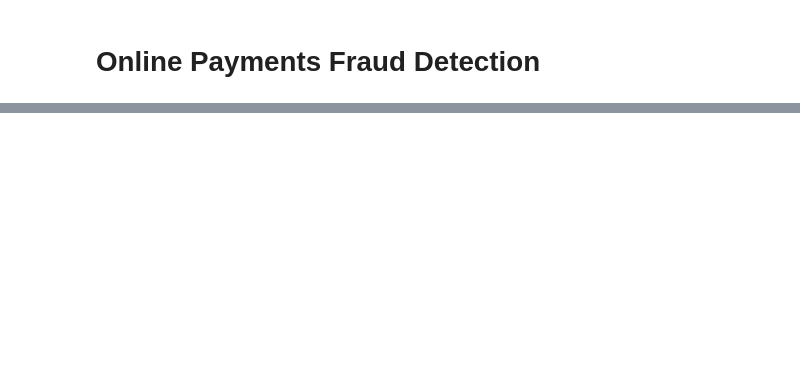
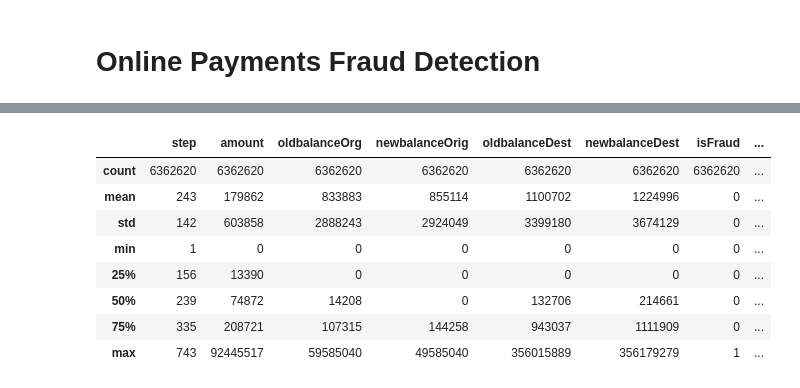
Before and after one commit to khairul746/Fraudulent-Transaction-Detection, a Jupyter notebook: notebooks/fraud_eda.ipynb, the cells around one changed output, grey strips where cells are left out. Cells and saved outputs as stored; diff of their text form; code cells hidden in the pictures; blank space fills up the shorter version.

```diff
--- a/notebooks/fraud_eda.ipynb
+++ b/notebooks/fraud_eda.ipynb
@@ -3,2 +23,10 @@
+# %%
+import pandas as pd
+import numpy as np
+import matplotlib.pyplot as plt
+import seaborn as sns
+import warnings
+warnings.filterwarnings('ignore')
+pd.options.display.float_format = '{:.0f}'.format
 # %%
 import kagglehub
@@ -26,0 +71,12 @@ PermissionError: [Errno 13] Permission denied: 'C:\\Users\\khair\\.cache\\kaggle
+# %%
+df.describe()
+# %% [output]
+|  | step | amount | oldbalanceOrg | newbalanceOrig | oldbalanceDest | newbalanceDest | isFraud | ... |
+| count | 6362620 | 6362620 | 6362620 | 6362620 | 6362620 | 6362620 | 6362620 | ... |
+| mean | 243 | 179862 | 833883 | 855114 | 1100702 | 1224996 | 0 | ... |
+| std | 142 | 603858 | 2888243 | 2924049 | 3399180 | 3674129 | 0 | ... |
+| min | 1 | 0 | 0 | 0 | 0 | 0 | 0 | ... |
+| 25% | 156 | 13390 | 0 | 0 | 0 | 0 | 0 | ... |
+| 50% | 239 | 74872 | 14208 | 0 | 132706 | 214661 | 0 | ... |
+| 75% | 335 | 208721 | 107315 | 144258 | 943037 | 1111909 | 0 | ... |
+| max | 743 | 92445517 | 59585040 | 49585040 | 356015889 | 356179279 | 1 | ... |
```
Also changed, not shown: parts of 25 cells of this notebook.
